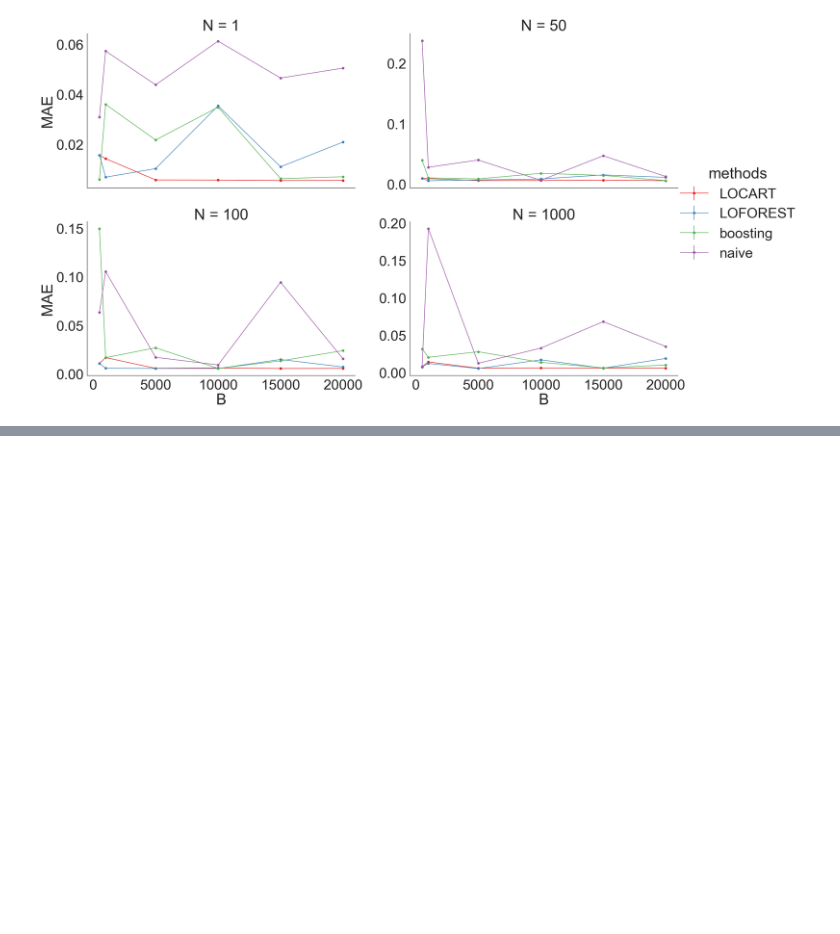
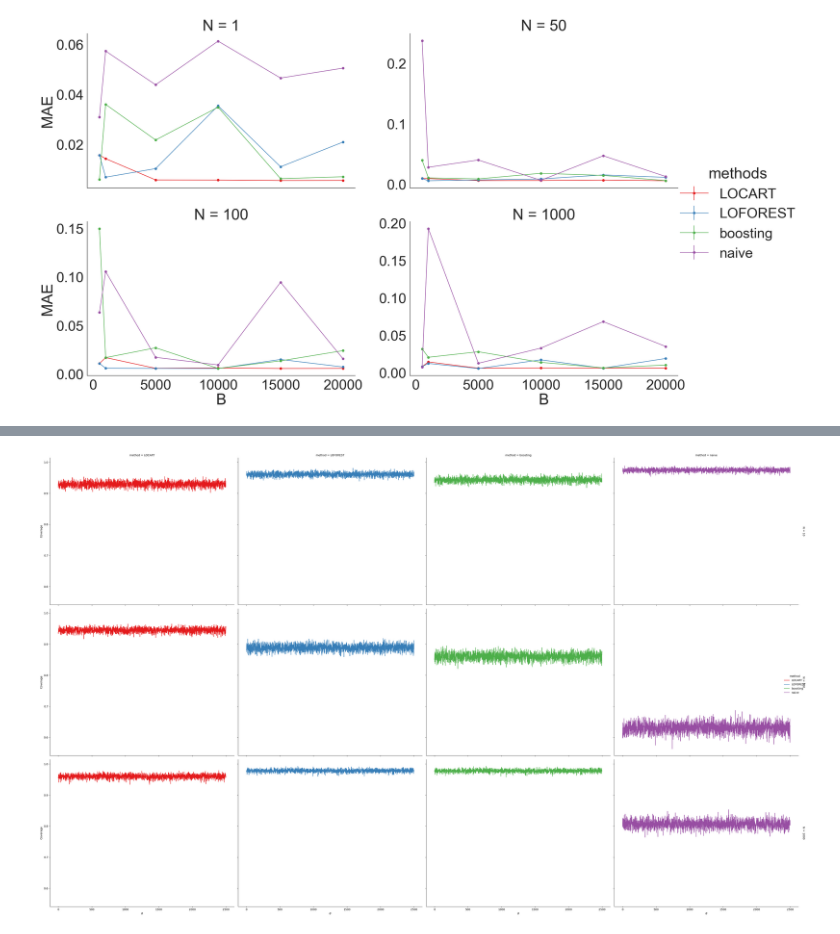
Before and after one commit to Monoxido45/CSI, a Jupyter notebook: experiments/gamma.ipynb, the cells around one changed output, grey strips where cells are left out. Cells and saved outputs as stored; diff of their text form; code cells hidden in the pictures; blank space fills up the shorter version.

```diff
--- a/experiments/gamma.ipynb
+++ b/experiments/gamma.ipynb
@@ -903,0 +1043,34 @@ plt.show()
+# %%
+#| echo: false
+# plotting coverage
+coverage_data_N_1000[1]['new_column'] = coverage_data_N_1000[1].index % 2500
+coverage_data_N_1000[1]["thetas"] = coverage_data_N_1000[1]["new_column"]
+coverage_data_N_1000[1].drop("new_column", axis=1, inplace=True)
+coverage_data_melted = pd.melt(
+    coverage_data_N_1000[1],
+    id_vars=["thetas", "N"],
+    var_name="method",
+    value_name="coverage",
+ )
+
+coverage_data_melted = coverage_data_melted[coverage_data_melted["method"] != "new_column"]
+# Plot the coverage as function of the thetas generated
+g = sns.FacetGrid(
+    coverage_data_melted,
+    row="N",
+    col="method",
+    hue="method",
+    height= 8,
+    aspect=1.20,
+    palette="Set1",
+    margin_titles=True,
+)
+g.map(sns.lineplot, "thetas", "coverage")
+g.add_legend()
+g.set_titles("{col_name}")
+g.set_xlabels(r"$\theta$")
+g.set_ylabels("Coverage")
+plt.tight_layout()
+plt.show()
+# %% [output]
+[figure, added]
```
Also changed, not shown: parts of 6 cells of this notebook.
